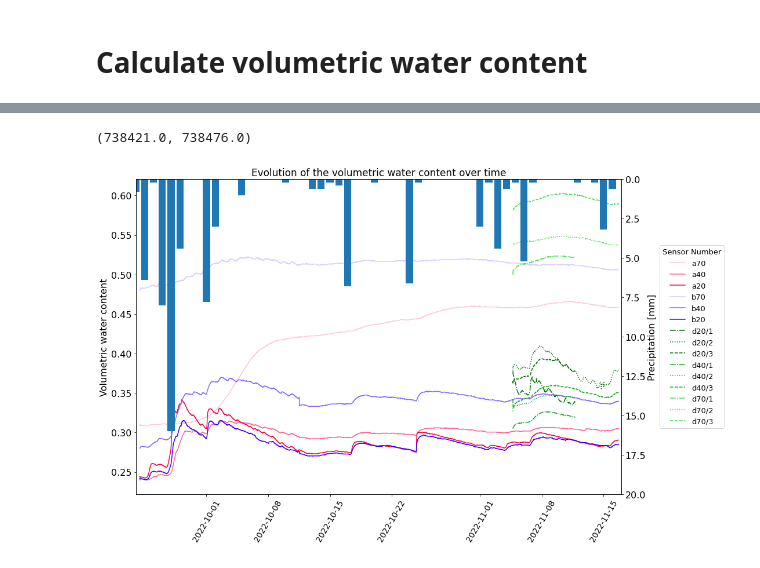
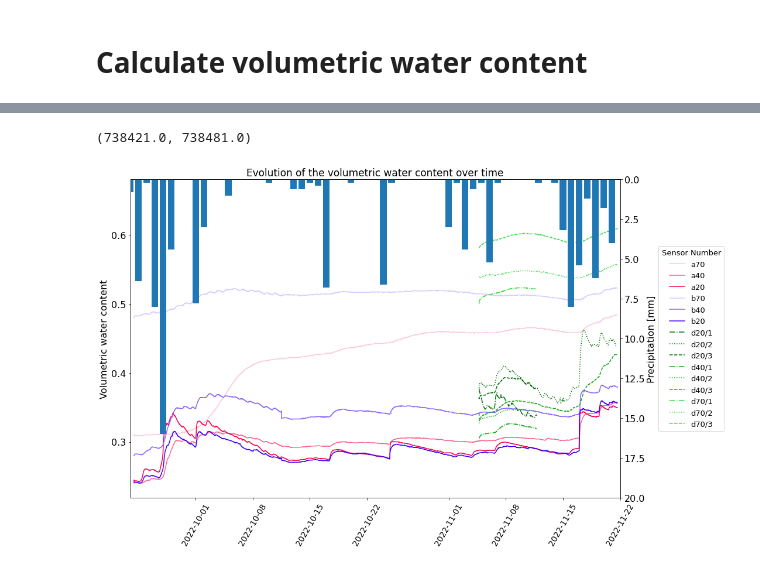
Before and after one commit to braspenninga/Jupyter-scripts, a Jupyter notebook: WCS.ipynb, the cells around one changed output, grey strips where cells are left out. Drawn from its saved outputs; the diff is of its cells as text; code cells hidden in the pictures.

```diff
--- a/WCS.ipynb
+++ b/WCS.ipynb
@@ -186,7 +179,7 @@ print(r2_score(Cal['KnownVWC'],
 # %%
 path1 = os.getcwd()
 path = os.path.join(path1, 'Data_Callibration')
-file = os.path.join(path, 'FieldData2.csv')
+file = os.path.join(path, 'FieldData3.csv')
 Field = pd.read_csv(file,sep=';', header=0)
 Field1 = Field.iloc[:,0:38]
 Data = Field1.iloc[:,[5,7,9,11,13,15,17,19,21,23,27,29,33,35,37]]
@@ -377,6 +370,6 @@ Name: TIMESTAMP, Length: 2606, dtype: datetime64[ns]
 # %%
 date1=datetime.date(2022,9,23)
-date2=datetime.date(2022,11,17)
+date2=datetime.date(2022,11,22)
 ftsz=16
 
 fig, ax= plt.subplots(figsize=(15,10))
@@ -388,32 +381,32 @@ ax.plot(Timestamp, a20, label='a20', color='#fc0048')
 ax.plot(Timestamp, b70, label='b70', color='#d8ccff')
 ax.plot(Timestamp, b40, label='b40', color ='#8a66ff')
 ax.plot(Timestamp, b20, label='b20', color='#3c00ff')
 
 ax.plot(Timestamp, d20w1, label='d20/1', color='#017309', linestyle = 'dashdot')
 ax.plot(Timestamp, d20w2, label='d20/2', color='#017309', linestyle = 'dotted')
 ax.plot(Timestamp, d20w3, label='d20/3', color='#017309', linestyle = 'dashed')
 
 ax.plot(Timestamp, d40w1, label='d40/1', color='#1aab23', linestyle = 'dashdot')
 ax.plot(Timestamp, d40w2, label='d40/2', color='#1aab23', linestyle = 'dotted')
 ax.plot(Timestamp, d40w3, label='d40/3', color='#1aab23', linestyle = 'dashed')
 
 ax.plot(Timestamp, d70w1, label='d70/1', color='#42db4c', linestyle = 'dashdot')
 ax.plot(Timestamp, d70w2, label='d70/2', color='#42db4c', linestyle = 'dotted')
 ax.plot(Timestamp, d70w3, label='d70/3', color='#42db4c', linestyle = 'dashed')
 
 ax.set_title('Evolution of the volumetric water content over time', fontsize = ftsz+1)
 ax.legend(title='Sensor Number',title_fontsize = ftsz-3, bbox_to_anchor = (1.22, 0.5), loc='center right', fontsize=ftsz-3)
 ax.set_ylabel('Volumetric water content', fontsize= ftsz)
 ax.tick_params(axis='x', which='both', labelsize=ftsz-2,rotation=60)
 ax.tick_params(axis='y', which='both', labelsize=ftsz)
 axb.bar(climday['date'],climday.precipitation_sum)
 axb.set_ylim([0, 20])
 axb.invert_yaxis()
 axb.set_ylabel('Precipitation [mm]', fontsize= ftsz)
 axb.tick_params(axis='x', which='both', labelsize=ftsz)
 axb.tick_params(axis='y', which='both', labelsize=ftsz)
 
 axb.set_xlim([date1,date2])
 # %% [output]
-(738421.0, 738476.0)
+(738421.0, 738481.0)
-[figure, old version]
+[figure, new version]
```
Also changed, not shown: parts of 15 cells of this notebook, 5 other files.
